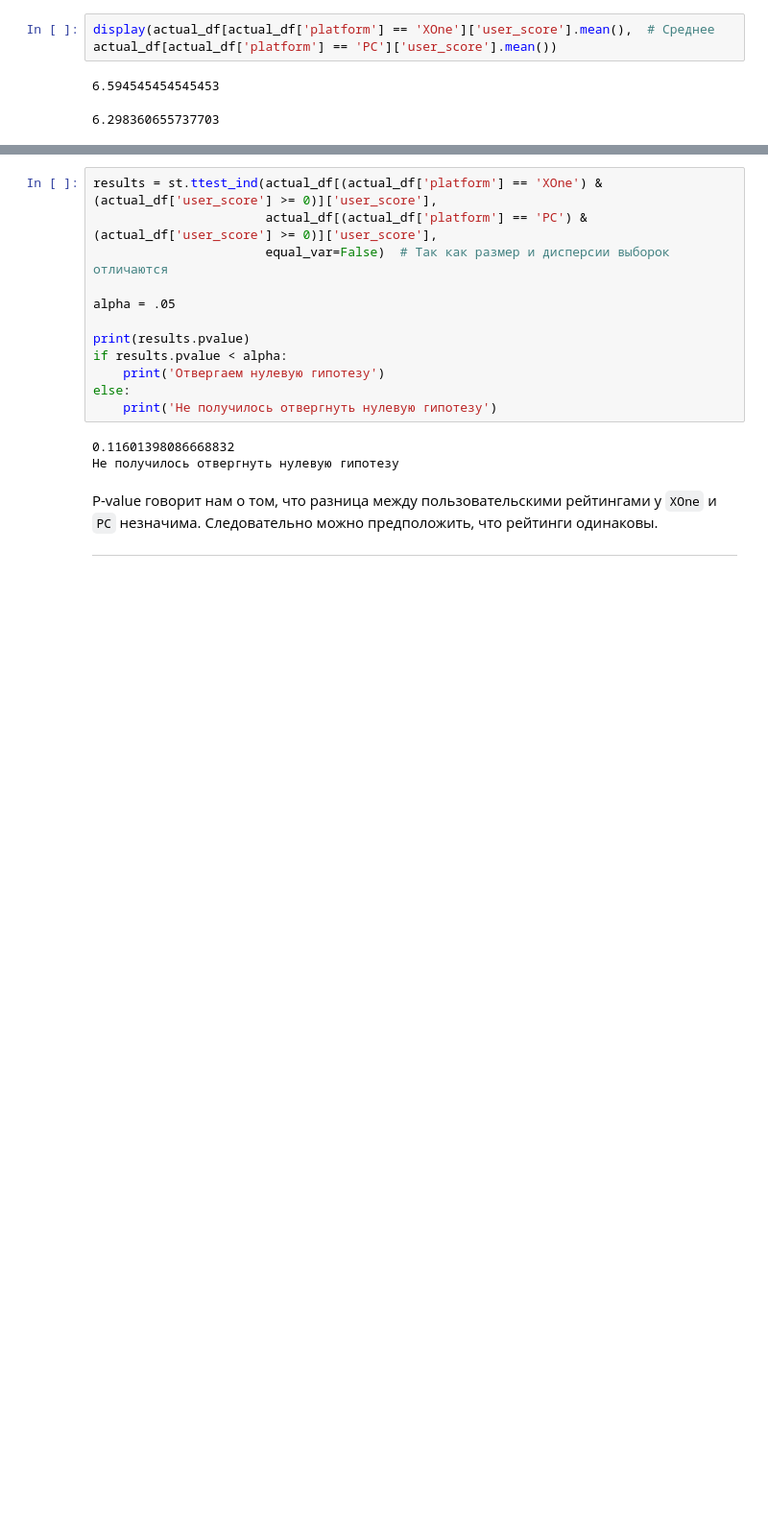
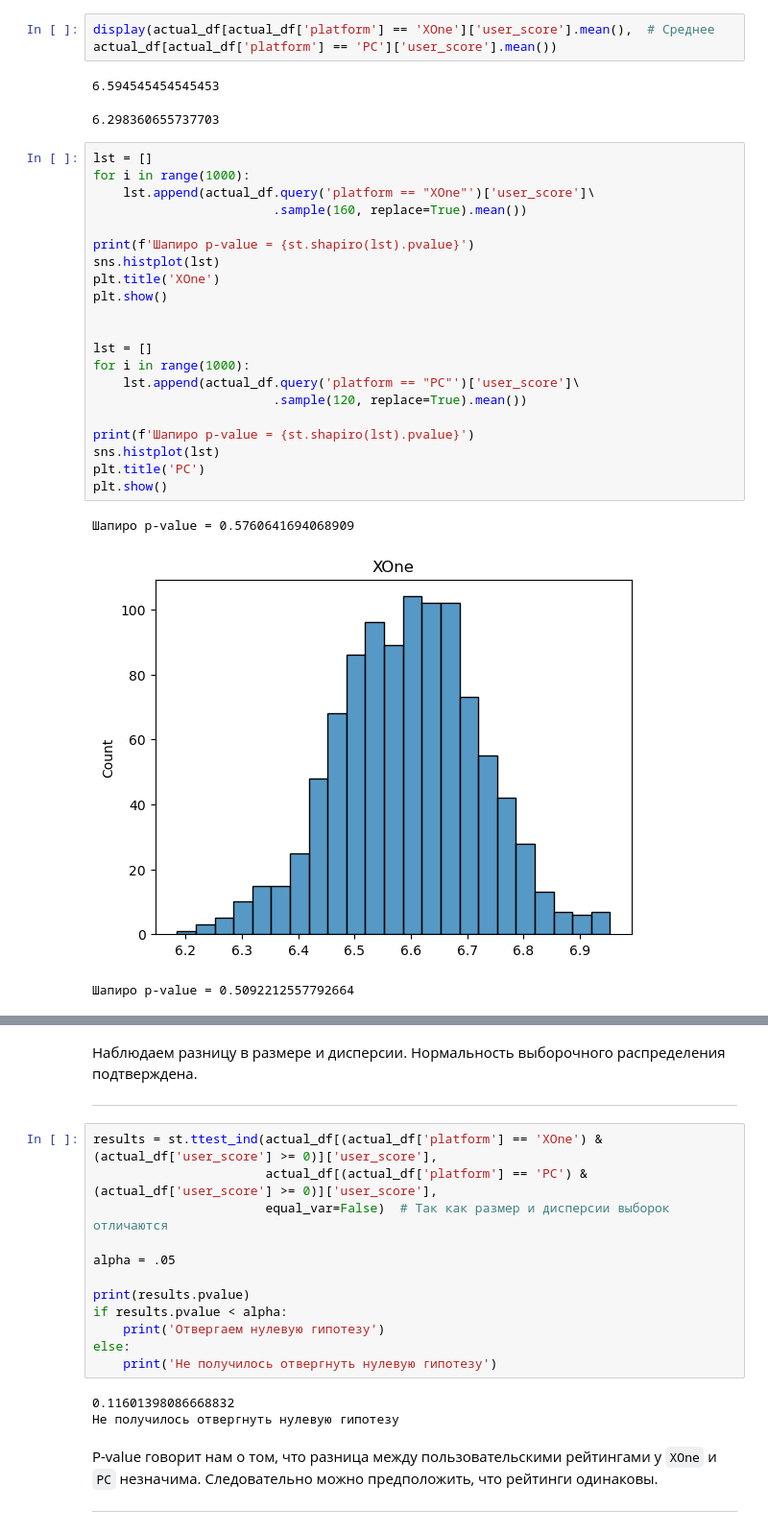
Before and after one commit to AleksDADS/portfolio, a Jupyter notebook: games_analysis_alekstim2014_yandex.ipynb, the cells around one changed output, grey strips where cells are left out. Shown at 96% size. Saved outputs shown, nothing was run; the diff lists cells and outputs as text; blank space fills up the shorter version.

```diff
--- a/games_analysis_alekstim2014_yandex.ipynb
+++ b/games_analysis_alekstim2014_yandex.ipynb
@@ -602,3 +602,28 @@ actual_df[actual_df['platform'] == 'PC']['user_score'].mean())
 # %% [output]
 6.594545454545453
 6.298360655737703
+# %%
+lst = []
+for i in range(1000):
+    lst.append(actual_df.query('platform == "XOne"')['user_score']\
+                        .sample(160, replace=True).mean())
+
+print(f'Шапиро p-value = {st.shapiro(lst).pvalue}')
+sns.histplot(lst)
+plt.title('XOne')
+plt.show()
+
+
+lst = []
+for i in range(1000):
+    lst.append(actual_df.query('platform == "PC"')['user_score']\
+                        .sample(120, replace=True).mean())
+
+print(f'Шапиро p-value = {st.shapiro(lst).pvalue}')
+sns.histplot(lst)
+plt.title('PC')
+plt.show()
+# %% [output]
+Шапиро p-value = 0.5760641694068909
+[figure, added]
+Шапиро p-value = 0.5092212557792664
@@ -605,3 +631,7 @@ actual_df[actual_df['platform'] == 'PC']['user_score'].mean())
+# %% [markdown]
+Наблюдаем разницу в размере и дисперсии. Нормальность выборочного распределения подтверждена.
+
+---
 # %%
 results = st.ttest_ind(actual_df[(actual_df['platform'] == 'XOne') & (actual_df['user_score'] >= 0)]['user_score'],
                        actual_df[(actual_df['platform'] == 'PC') & (actual_df['user_score'] >= 0)]['user_score'],
```
Also changed, not shown: parts of 5 cells of this notebook.
